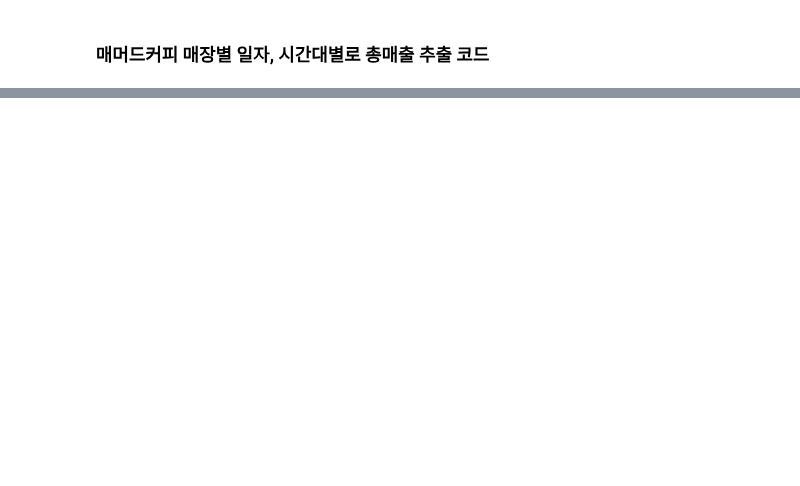
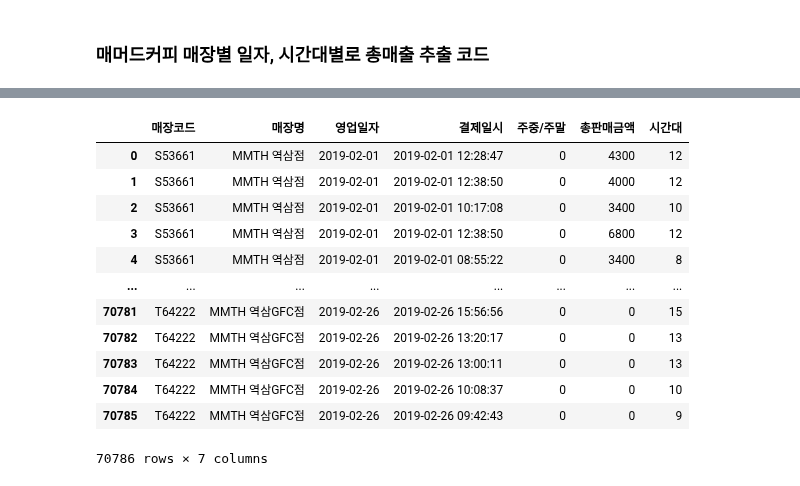
Before and after one commit to POSdata-Sales-Prediction/Store-operation-consulting, a Jupyter notebook: Data Preprocessing/sub2/mammothCoffee_sale.ipynb, the cells around one changed output, grey strips where cells are left out. Drawn from its saved outputs; the diff is of its cells as text; code cells hidden in the pictures; blank space fills up the shorter version.

```diff
--- a/Data Preprocessing/sub2/mammothCoffee_sale.ipynb
+++ b/Data Preprocessing/sub2/mammothCoffee_sale.ipynb
@@ -48,2 +49,18 @@ df
+# %%
+mamm_date
+# %% [output]
+|  | 매장코드 | 매장명 | 영업일자 | 결제일시 | 주중/주말 | 총판매금액 | 시간대 |
+| 0 | S53661 | MMTH 역삼점 | 2019-02-01 | 2019-02-01 12:28:47 | 0 | 4300 | 12 |
+| 1 | S53661 | MMTH 역삼점 | 2019-02-01 | 2019-02-01 12:38:50 | 0 | 4000 | 12 |
+| 2 | S53661 | MMTH 역삼점 | 2019-02-01 | 2019-02-01 10:17:08 | 0 | 3400 | 10 |
+| 3 | S53661 | MMTH 역삼점 | 2019-02-01 | 2019-02-01 12:38:50 | 0 | 6800 | 12 |
+| 4 | S53661 | MMTH 역삼점 | 2019-02-01 | 2019-02-01 08:55:22 | 0 | 3400 | 8 |
+| ... | ... | ... | ... | ... | ... | ... | ... |
+| 70781 | T64222 | MMTH 역삼GFC점 | 2019-02-26 | 2019-02-26 15:56:56 | 0 | 0 | 15 |
+| 70782 | T64222 | MMTH 역삼GFC점 | 2019-02-26 | 2019-02-26 13:20:17 | 0 | 0 | 13 |
+| 70783 | T64222 | MMTH 역삼GFC점 | 2019-02-26 | 2019-02-26 13:00:11 | 0 | 0 | 13 |
+| 70784 | T64222 | MMTH 역삼GFC점 | 2019-02-26 | 2019-02-26 10:08:37 | 0 | 0 | 10 |
+| 70785 | T64222 | MMTH 역삼GFC점 | 2019-02-26 | 2019-02-26 09:42:43 | 0 | 0 | 9 |
+70786 rows × 7 columns
 # %%
 # 매장별 시간대별 매출
```
Also changed, not shown: parts of 13 cells of this notebook.
